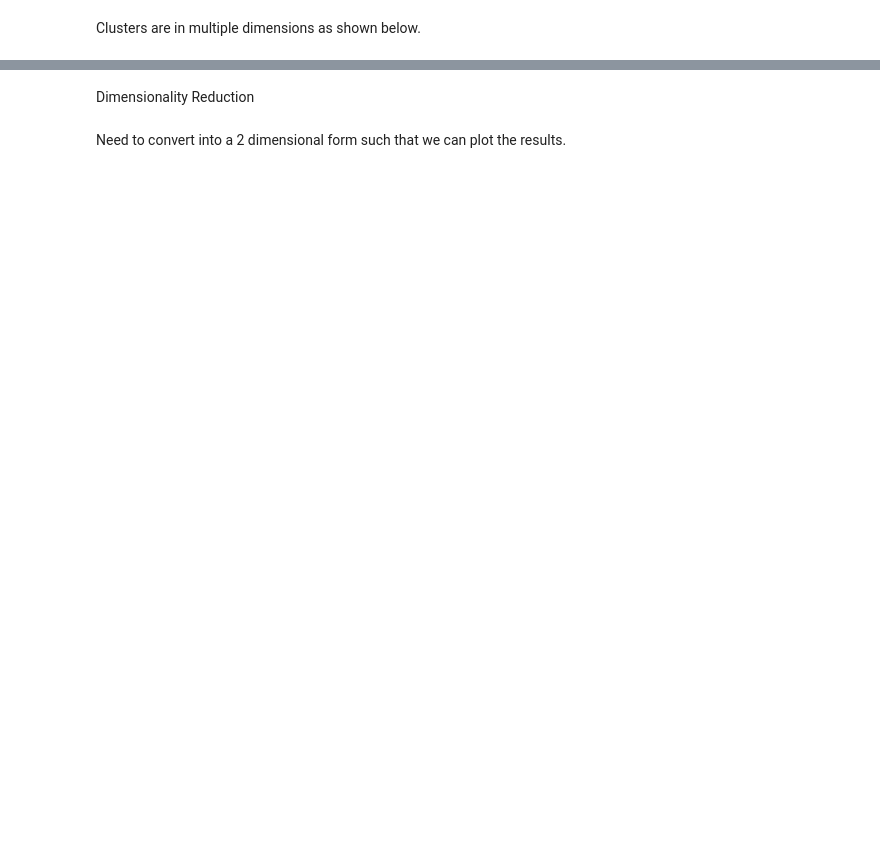
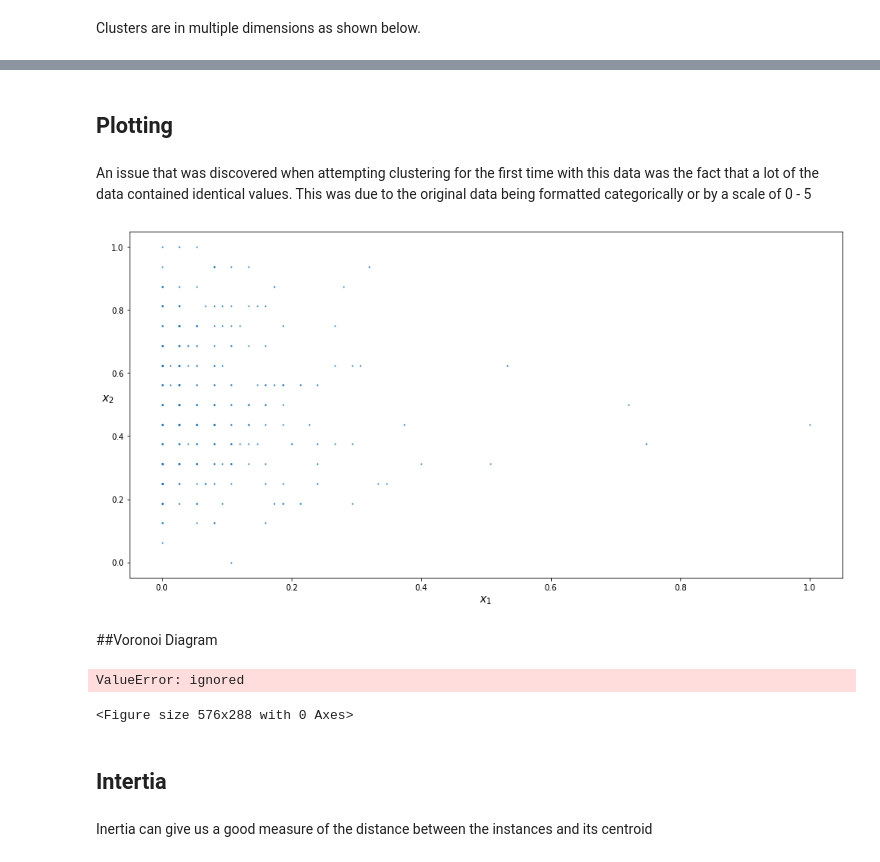
Before and after one commit to romanfen/F21DL-G6, a Jupyter notebook: Student_Performance_Model.ipynb, the cells around one changed output, grey strips where cells are left out. Cells and saved outputs as stored; diff of their text form; code cells hidden in the pictures; blank space fills up the shorter version.

Commit message:
cluster problems

```diff
--- a/Student_Performance_Model.ipynb
+++ b/Student_Performance_Model.ipynb
@@ -196,3 +198,15 @@ activities_labels = activities_train['G3_cat'].copy()
+# %%
+activities_train, activities_test = split_dataset(activities_data)
+activities_labels = activities_train['G3_cat'].copy()
+
+family_train, family_test = split_dataset(family_data)
+family_labels = family_train['G3_cat'].copy()
+
+school_train, school_test = split_dataset(school_data)
+school_labels = school_train['G3_cat'].copy()
+
+personal_train, personal_test = split_dataset(personal_data)
+personal_labels = personal_train['G3_cat'].copy()
 # %%
 activities_data['G3_cat'].value_counts()
 # %% [output]
@@ -282 +296,4 @@ full_pipeline = ColumnTransformer([
   ])
+# %%
+temp = personal_train.drop(['school','sex','age','Dalc','Walc','health','G3_cat'],axis=1)
+temp
@@ -283,2 +314,3 @@ full_pipeline = ColumnTransformer([
 # %%
-activities_prep = full_pipeline.fit_transform(activities_train)
+"""activities_prep = full_pipeline.fit_transform(activities_train)"""
+personal_prep = num_pipeline.fit_transform(temp)
@@ -654,4 +686,17 @@ array([[ 6.21212121e-01,  7.80303030e-01,  2.65151515e-01,
-# %% [markdown]
-Dimensionality Reduction
-# %% [markdown]
-Need to convert into a 2 dimensional form such that we can plot the results.
+# %% [markdown]
+## Plotting
+# %% [markdown]
+An issue that was discovered when attempting clustering for the first time with this data was the fact that a lot of the data contained identical values. This was due to the original data being formatted categorically or by a scale of 0 - 5
+# %%
+def plot_clusters(X, y=None):
+    plt.scatter(X[:, 0], X[:, 1], c=y, s=1)
+    plt.xlabel("$x_1$", fontsize=14)
+    plt.ylabel("$x_2$", fontsize=14, rotation=0)
+# %%
+plt.figure(figsize=(16, 8))
+plot_clusters(personal_prep)
+plt.show()
+# %% [output]
+[figure, added]
+# %% [markdown]
+##Voronoi Diagram
@@ -657,0 +742,11 @@ Need to convert into a 2 dimensional form such that we can plot the results.
+# %%
+plt.figure(figsize=(8, 4))
+plot_decision_boundaries(kmeans, personal_prep)
+plt.show()
+# %% [output]
+ValueError: ignored
+<Figure size 576x288 with 0 Axes>
+# %% [markdown]
+## Intertia
+# %% [markdown]
+Inertia can give us a good measure of the distance between the instances and its centroid
```
Also changed, not shown: parts of 33 cells of this notebook.
